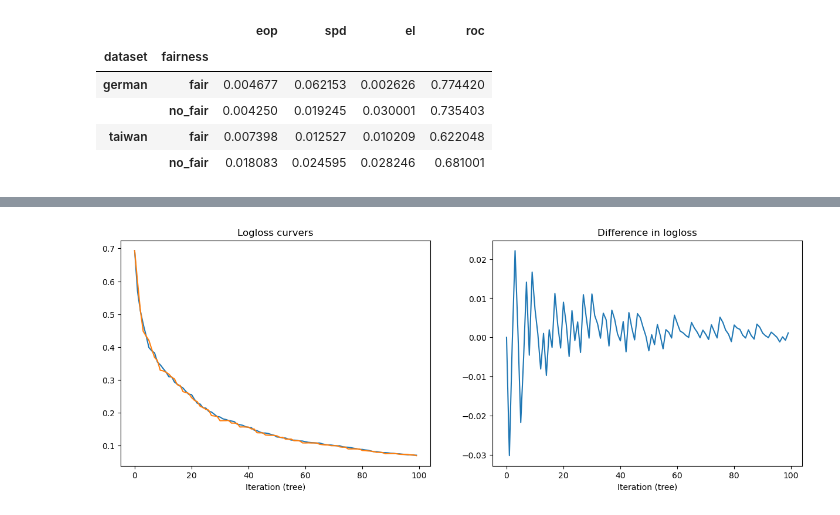
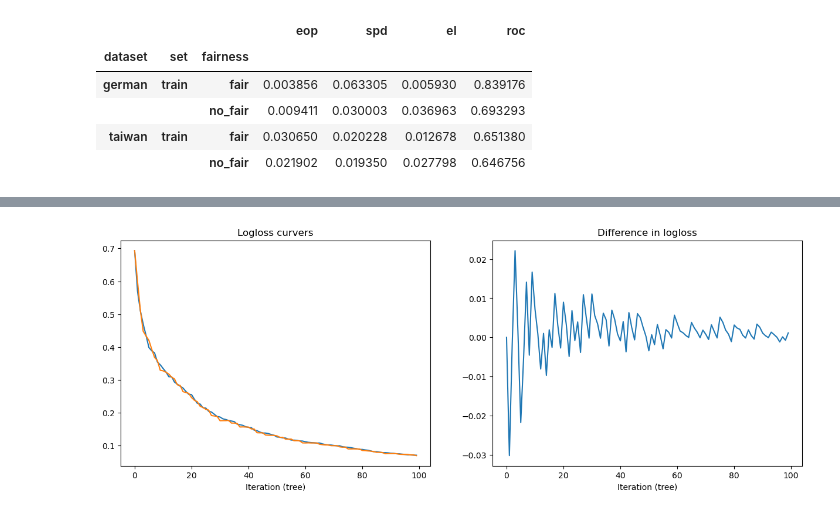
Before and after one commit to hiaac-finance/m2fgb, a Jupyter notebook: notebooks/simple_test.ipynb, the cells around one changed output, grey strips where cells are left out. Cells and saved outputs as stored; diff of their text form; code cells hidden in the pictures.

```diff
--- a/notebooks/simple_test.ipynb
+++ b/notebooks/simple_test.ipynb
@@ -23,15 +23,15 @@ import utils
 # %%
 param_space = {
     "min_child_weight" : FloatDistribution(0.01, 10, log = True),
-    "n_estimators" : IntDistribution(20, 100),
+    "n_estimators" : IntDistribution(20, 50),
     "eta" : FloatDistribution(0.01, 0.5),
     "max_leaves" : IntDistribution(2, 128),
-    "max_depth" : IntDistribution(3, 10),
+    "max_depth" : IntDistribution(2, 10),
     "l2_weight" : FloatDistribution(0, 100),
     "fair_weight" : FloatDistribution(0, 0)
 }
 param_space_fair = param_space.copy()
-param_space_fair["fair_weight"] = FloatDistribution(0.01, 100)
+param_space_fair["fair_weight"] = FloatDistribution(0.01, 10, log = True)
 # %%
 kf = KFold(n_splits=5, shuffle=True, random_state=42)
 results = []
@@ -72,6 +72,18 @@ for dataset in ["german", "taiwan"]:
         results.append(
             ["no_fair",
             dataset,
+            "train",
+            eop,
+            spd,
+            el,
+            roc,
+            ]
+        )
+        eop, spd, el, roc = eval_model(model, X_test, Y_test)
+        results.append(
+            ["no_fair",
+            dataset,
+            "test",
             eop,
             spd,
             el,
@@ -81,14 +93,24 @@ for dataset in ["german", "taiwan"]:
 
         model = tune_hyperparam(X_train, Y_train, param_space_fair)
         eop, spd, el, roc = eval_model(model, X_train, Y_train)
-
         results.append([
             "fair",
             dataset,
+            "train",
             eop,
             spd,
             el,
             roc
         ])
-results = pd.DataFrame(results, columns=["fairness", "dataset", "eop", "spd", "el", "roc"])
+        eop, spd, el, roc = eval_model(model, X_test, Y_test)
+        results.append([
+            "fair",
+            dataset,
+            "test",
+            eop,
+            spd,
+            el,
+            roc
+        ])
+results = pd.DataFrame(results, columns=["fairness", "dataset", "set", "eop", "spd", "el", "roc"])
 # %% [output]
@@ -112,9 +134,9 @@ results = pd.DataFrame(results, columns=["fairness", "dataset", "eop", "spd", "e
 # %%
-results.groupby(["dataset", "fairness"]).mean().abs()
+results[results.set == "train"].groupby(["dataset", "set", "fairness"]).agg(lambda x : np.abs(x).mean())
 # %% [output]
-|  |  | eop | spd | el | roc |
-| dataset | fairness |  |  |  |  |
-| german | fair | 0.004677 | 0.062153 | 0.002626 | 0.774420 |
-|  | no_fair | 0.004250 | 0.019245 | 0.030001 | 0.735403 |
-| taiwan | fair | 0.007398 | 0.012527 | 0.010209 | 0.622048 |
-|  | no_fair | 0.018083 | 0.024595 | 0.028246 | 0.681001 |
+|  |  |  | eop | spd | el | roc |
+| dataset | set | fairness |  |  |  |  |
+| german | train | fair | 0.003856 | 0.063305 | 0.005930 | 0.839176 |
+|  |  | no_fair | 0.009411 | 0.030003 | 0.036963 | 0.693293 |
+| taiwan | train | fair | 0.030650 | 0.020228 | 0.012678 | 0.651380 |
+|  |  | no_fair | 0.021902 | 0.019350 | 0.027798 | 0.646756 |
```
Also changed, not shown: parts of 7 cells of this notebook.
